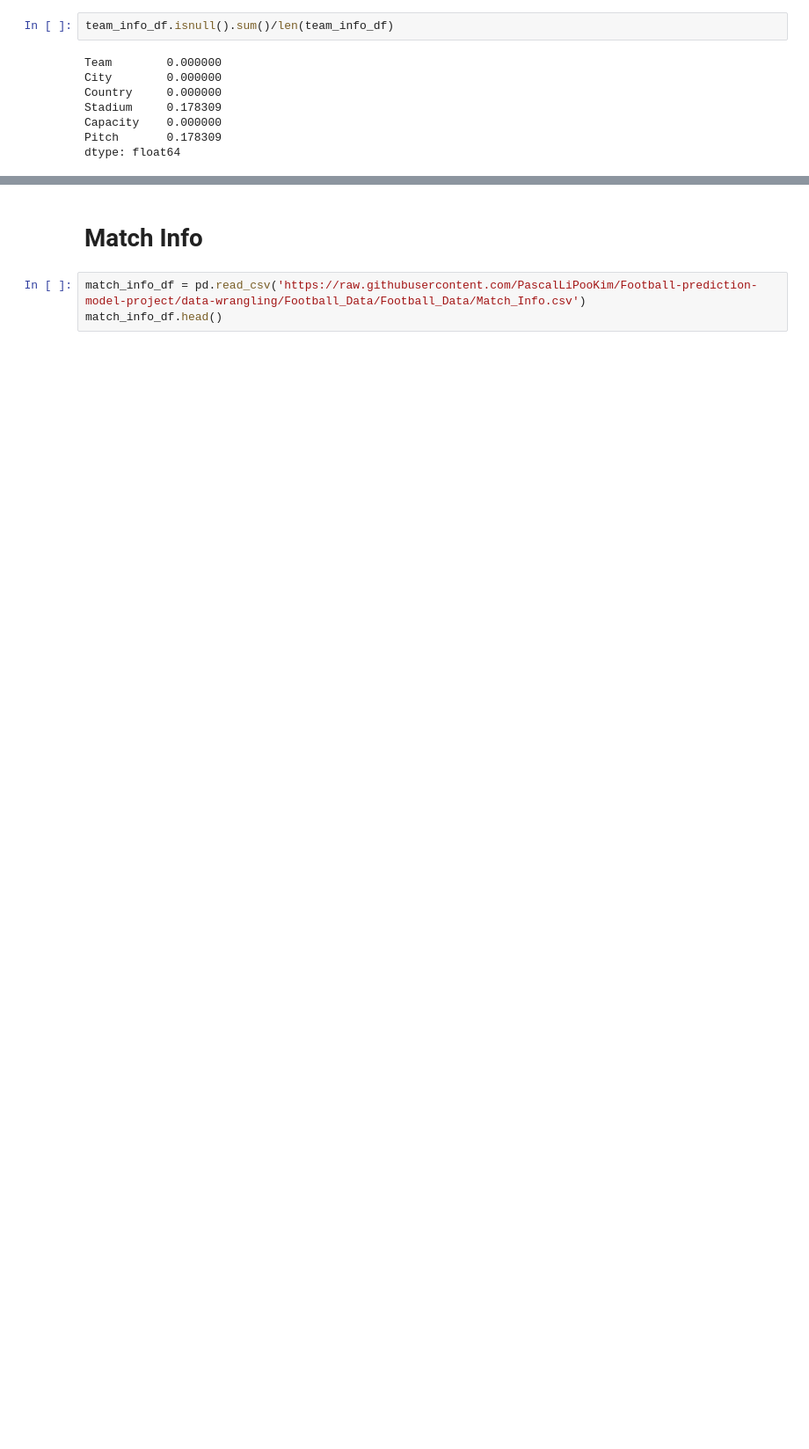
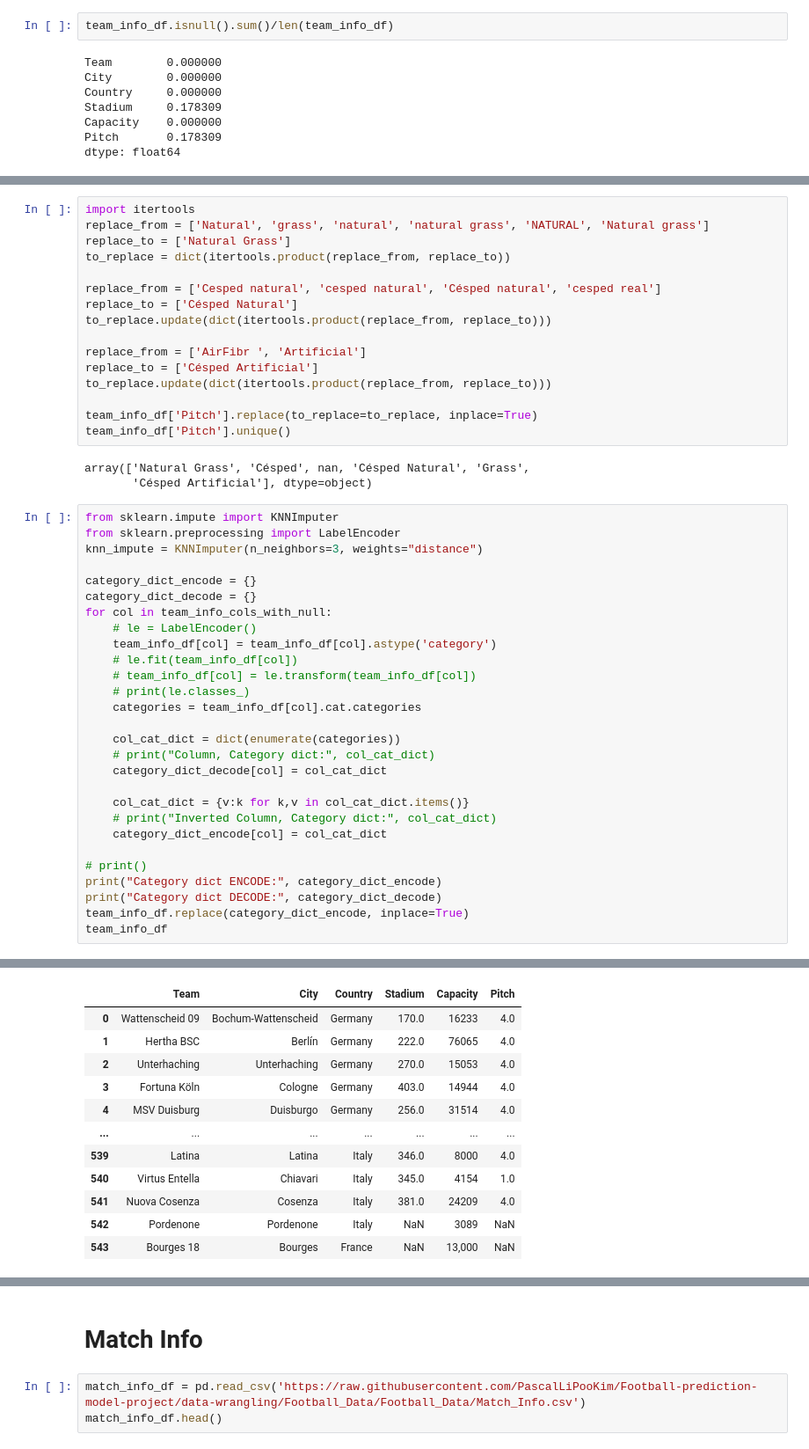
Before and after one commit to PascalLiPooKim/Football-prediction-model-project, a Jupyter notebook: footballPredictionModel.ipynb, the cells around one changed output, grey strips where cells are left out. Shown at 88% size. Saved outputs shown, nothing was run; the diff lists cells and outputs as text; blank space fills up the shorter version.

Commit message:
Process team info and match info data frames

```diff
--- a/footballPredictionModel.ipynb
+++ b/footballPredictionModel.ipynb
@@ -73,0 +73,48 @@ Name: Stadium, Length: 442, dtype: int64
+# %%
+import itertools
+replace_from = ['Natural', 'grass', 'natural', 'natural grass', 'NATURAL', 'Natural grass']
+replace_to = ['Natural Grass']
+to_replace = dict(itertools.product(replace_from, replace_to))
+
+replace_from = ['Cesped natural', 'cesped natural', 'Césped natural', 'cesped real']
+replace_to = ['Césped Natural']
+to_replace.update(dict(itertools.product(replace_from, replace_to)))
+
+replace_from = ['AirFibr ', 'Artificial']
+replace_to = ['Césped Artificial']
+to_replace.update(dict(itertools.product(replace_from, replace_to)))
+
+team_info_df['Pitch'].replace(to_replace=to_replace, inplace=True)
+team_info_df['Pitch'].unique()
+# %% [output]
+array(['Natural Grass', 'Césped', nan, 'Césped Natural', 'Grass',
+       'Césped Artificial'], dtype=object)
+# %%
+from sklearn.impute import KNNImputer
+from sklearn.preprocessing import LabelEncoder
+knn_impute = KNNImputer(n_neighbors=3, weights="distance")
+
+category_dict_encode = {}
+category_dict_decode = {}
+for col in team_info_cols_with_null:
+    # le = LabelEncoder()
+    team_info_df[col] = team_info_df[col].astype('category')
+    # le.fit(team_info_df[col])
+    # team_info_df[col] = le.transform(team_info_df[col])
+    # print(le.classes_)
+    categories = team_info_df[col].cat.categories
+
+    col_cat_dict = dict(enumerate(categories))
+    # print("Column, Category dict:", col_cat_dict)
+    category_dict_decode[col] = col_cat_dict
+
+    col_cat_dict = {v:k for k,v in col_cat_dict.items()}
+    # print("Inverted Column, Category dict:", col_cat_dict)
+    category_dict_encode[col] = col_cat_dict
+
+# print()
+print("Category dict ENCODE:", category_dict_encode)
+print("Category dict DECODE:", category_dict_decode)
+team_info_df.replace(category_dict_encode, inplace=True)
+team_info_df
+# %% [output]
@@ -73,0 +123,12 @@ Name: Stadium, Length: 442, dtype: int64
+|  | Team | City | Country | Stadium | Capacity | Pitch |
+| 0 | Wattenscheid 09 | Bochum-Wattenscheid | Germany | 170.0 | 16233 | 4.0 |
+| 1 | Hertha BSC | Berlín | Germany | 222.0 | 76065 | 4.0 |
+| 2 | Unterhaching | Unterhaching | Germany | 270.0 | 15053 | 4.0 |
+| 3 | Fortuna Köln | Cologne | Germany | 403.0 | 14944 | 4.0 |
+| 4 | MSV Duisburg | Duisburgo | Germany | 256.0 | 31514 | 4.0 |
+| ... | ... | ... | ... | ... | ... | ... |
+| 539 | Latina | Latina | Italy | 346.0 | 8000 | 4.0 |
+| 540 | Virtus Entella | Chiavari | Italy | 345.0 | 4154 | 1.0 |
+| 541 | Nuova Cosenza | Cosenza | Italy | 381.0 | 24209 | 4.0 |
+| 542 | Pordenone | Pordenone | Italy | NaN | 3089 | NaN |
+| 543 | Bourges 18 | Bourges | France | NaN | 13,000 | NaN |
```
Also changed, not shown: parts of 6 cells of this notebook.
